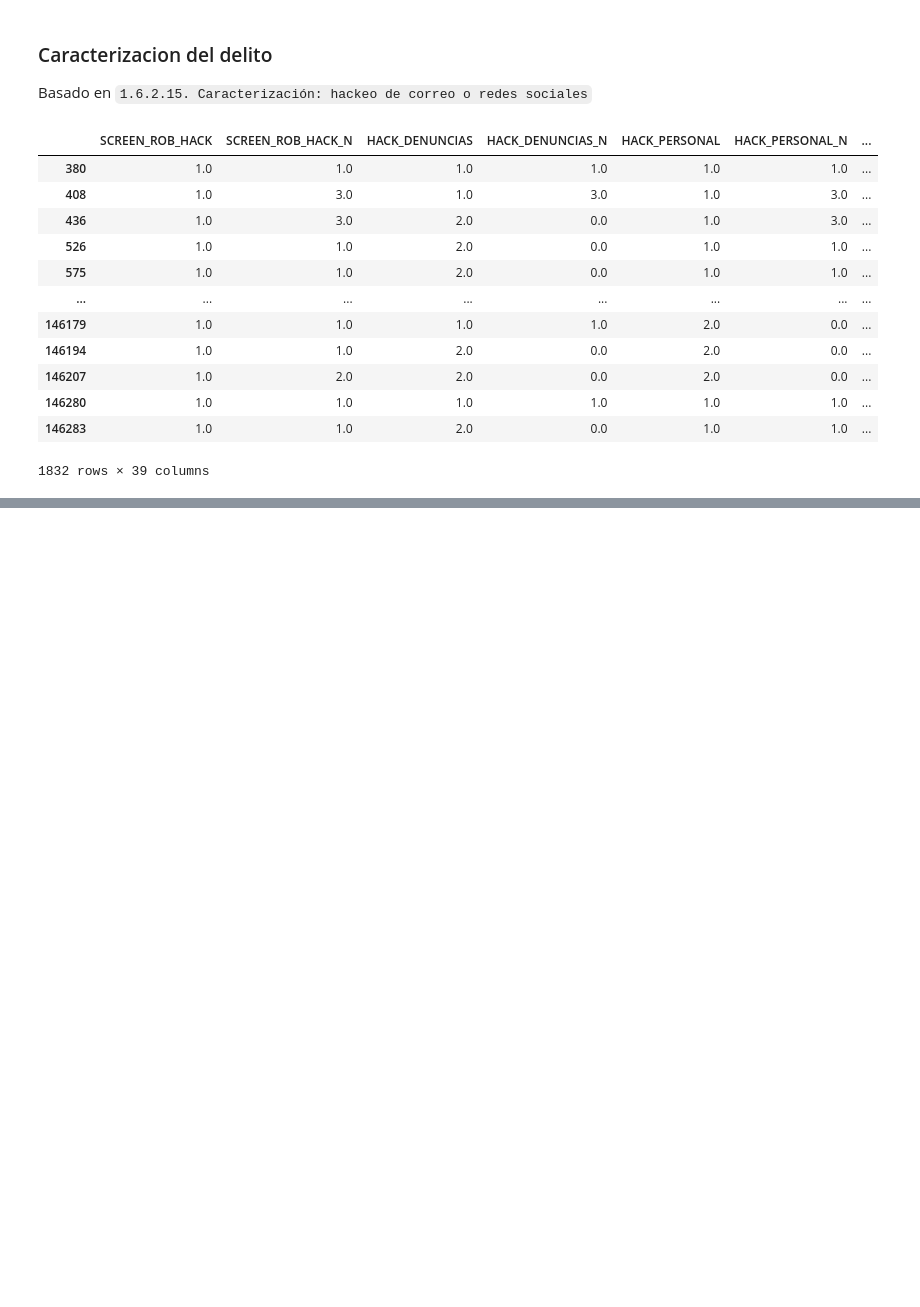
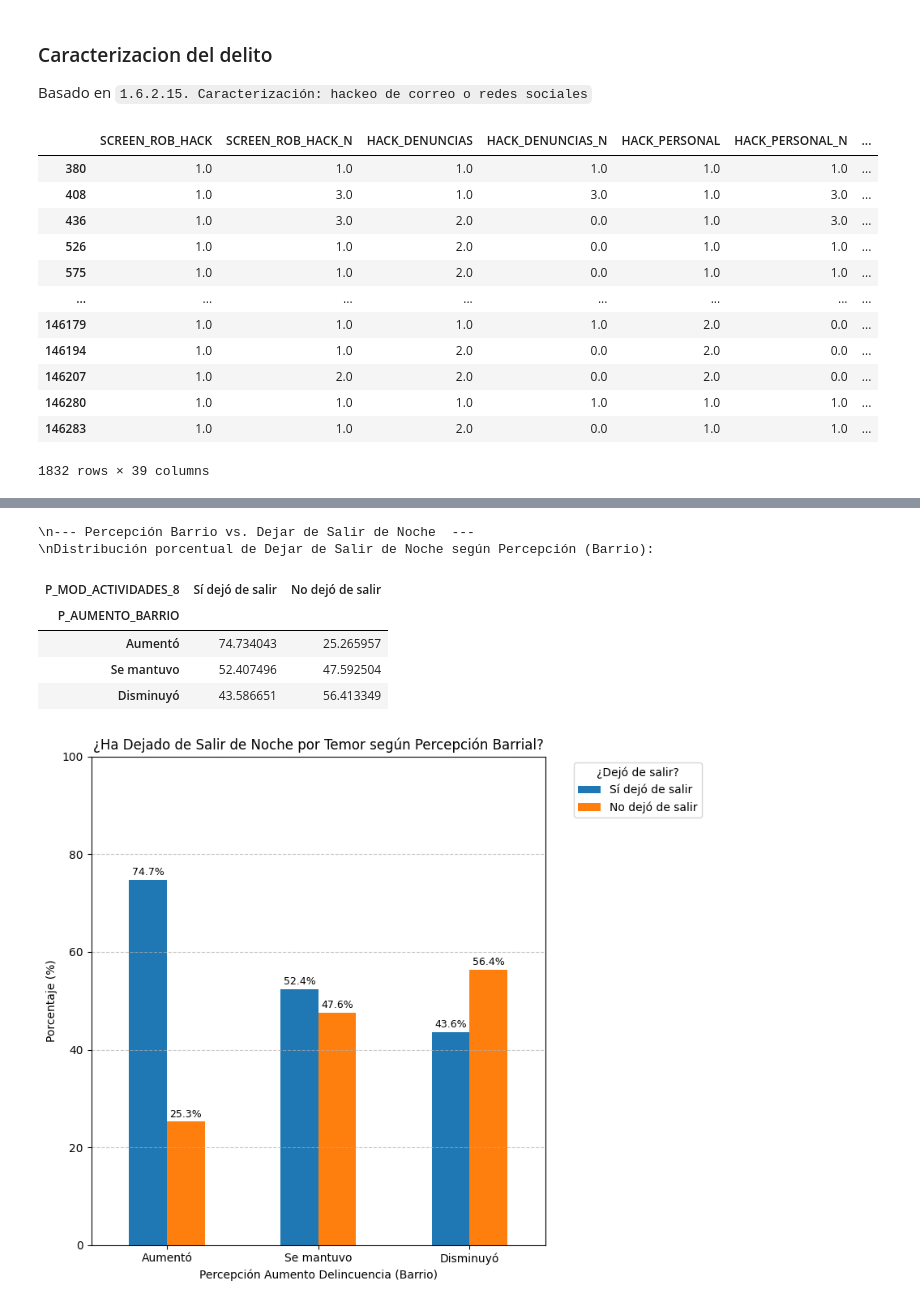
Before and after one commit to TheAmazingLife/analisis-de-datos-proyecto-semestral, a Jupyter notebook: entrega 2/variables.ipynb, the cells around one changed output, grey strips where cells are left out. Drawn from its saved outputs; the diff is of its cells as text; code cells hidden in the pictures; blank space fills up the shorter version.

```diff
--- a/entrega 2/variables.ipynb
+++ b/entrega 2/variables.ipynb
@@ -334,0 +400,68 @@ with open("hackeo_isna.txt", "w") as txt:
+# %%
+import pandas as pd
+import numpy as np
+import matplotlib.pyplot as plt
+import seaborn as sns #
+
+# --- Percepción Barrio vs. Dejar de Salir de Noche
+print("\\n--- Percepción Barrio vs. Dejar de Salir de Noche  ---")
+
+# Seleccionar columnas relevantes y copiar
+df_percep_salir = df_enusc[['P_AUMENTO_BARRIO', 'P_MOD_ACTIVIDADES_8']].copy()
+
+# Filtrar respuestas válidas (1, 2, 3 para percepción; 1, 2 para actividad)
+df_percep_salir = df_percep_salir[df_percep_salir['P_AUMENTO_BARRIO'].isin([1, 2, 3])]
+df_percep_salir = df_percep_salir[df_percep_salir['P_MOD_ACTIVIDADES_8'].isin([1, 2])]
+
+# Renombrar valores numéricos a etiquetas
+aumento_labels = {
+    1: "Aumentó",
+    2: "Se mantuvo",
+    3: "Disminuyó"
+}
+mod_actividad_labels = {
+    1: "Sí dejó de salir",
+    2: "No dejó de salir"
+}
+df_percep_salir['P_AUMENTO_BARRIO'] = df_percep_salir['P_AUMENTO_BARRIO'].replace(aumento_labels)
+df_percep_salir['P_MOD_ACTIVIDADES_8'] = df_percep_salir['P_MOD_ACTIVIDADES_8'].replace(mod_actividad_labels)
+
+# Crear tabla de frecuencias cruzadas normalizada por filas (índice = Percepción Barrio)
+tabla_salir = pd.crosstab(df_percep_salir['P_AUMENTO_BARRIO'], df_percep_salir['P_MOD_ACTIVIDADES_8'], normalize='index') * 100
+
+# Ordenar filas y columnas si es necesario
+orden_filas_salir = ["Aumentó", "Se mantuvo", "Disminuyó"]
+orden_columnas_salir = ["Sí dejó de salir", "No dejó de salir"]
+# Usar .loc para asegurar el orden de filas y columnas
+tabla_salir = tabla_salir.reindex(index=orden_filas_salir, columns=orden_columnas_salir, fill_value=0)
+
+
+print("\\nDistribución porcentual de Dejar de Salir de Noche según Percepción (Barrio):")
+display(tabla_salir) # Muestra la tabla con los porcentajes
+
+
+# Gráfico de Barras Agrupadas Verticales
+ax = tabla_salir.plot(kind='bar', stacked=False, figsize=(10, 7), rot=0) # kind='bar', stacked=False
+
+plt.xlabel("Percepción Aumento Delincuencia (Barrio)")
+plt.ylabel("Porcentaje (%)") # El eje Y ahora es el porcentaje
+plt.title("¿Ha Dejado de Salir de Noche por Temor según Percepción Barrial?")
+plt.legend(title="¿Dejó de salir?", bbox_to_anchor=(1.05, 1), loc='upper left')
+plt.ylim(0, 100) # Establecer límite del eje Y en 100%
+plt.grid(axis='y', linestyle='--', alpha=0.7) # Añadir líneas de cuadrícula horizontales
+
+# Añadir etiquetas de porcentaje sobre las barras
+for container in ax.containers:
+    ax.bar_label(container, fmt='%.1f%%', label_type='edge', padding=2, fontsize=9) # Ajustar padding/posición
+
+plt.tight_layout(rect=[0, 0, 0.85, 1]) # Ajustar layout para que la leyenda no se solape
+plt.show()
+# %% [output]
+\n--- Percepción Barrio vs. Dejar de Salir de Noche  ---
+\nDistribución porcentual de Dejar de Salir de Noche según Percepción (Barrio):
+| P_MOD_ACTIVIDADES_8 | Sí dejó de salir | No dejó de salir |
+| P_AUMENTO_BARRIO |  |  |
+| Aumentó | 74.734043 | 25.265957 |
+| Se mantuvo | 52.407496 | 47.592504 |
+| Disminuyó | 43.586651 | 56.413349 |
+[figure, added]
```
Also changed, not shown: parts of 4 cells of this notebook.
